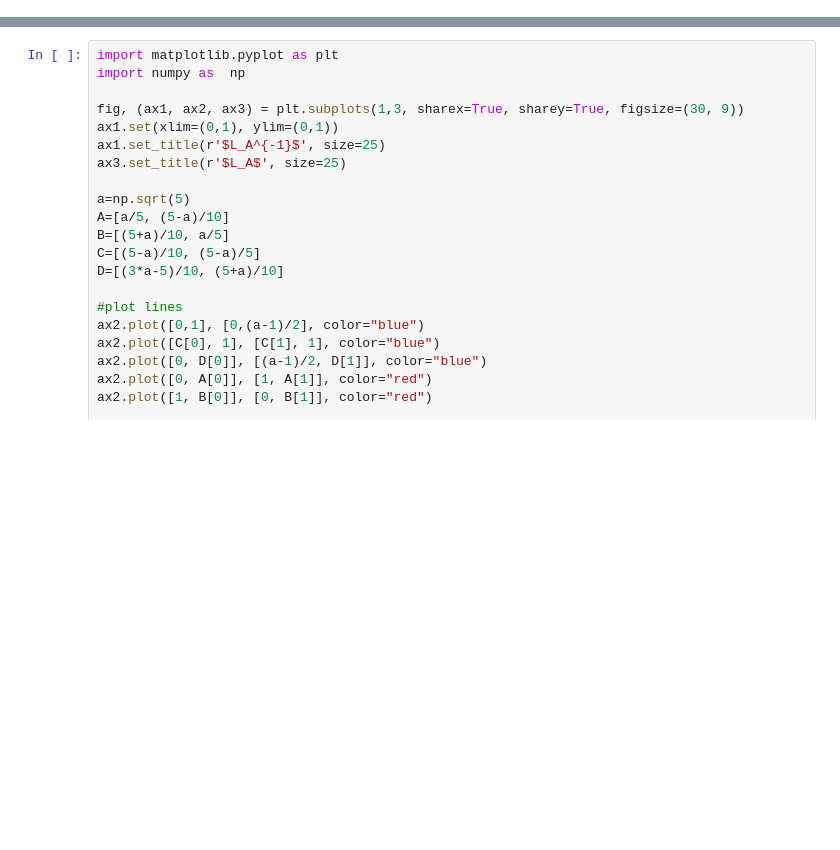
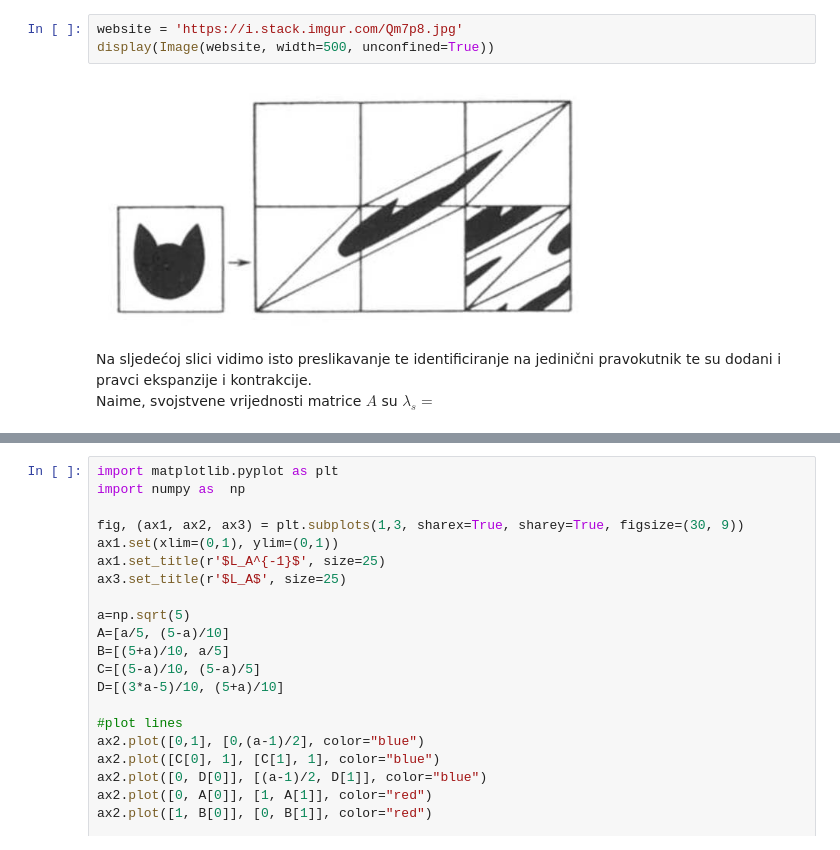
Before and after one commit to vanneva/Mathematical_Software__Arnolds_Cat, a Jupyter notebook: Arnoldova_macka.ipynb, the cells around one changed output, grey strips where cells are left out. Drawn from its saved outputs; the diff is of its cells as text; blank space fills up the shorter version.

```diff
--- a/Arnoldova_macka.ipynb
+++ b/Arnoldova_macka.ipynb
@@ -0,0 +50,8 @@
+# %%
+website = 'https://i.stack.imgur.com/Qm7p8.jpg'
+display(Image(website, width=500, unconfined=True))
+# %% [output]
+[figure, added]
+# %% [markdown]
+Na sljedećoj slici vidimo isto preslikavanje te identificiranje na jedinični pravokutnik te su dodani i pravci ekspanzije i kontrakcije.
+Naime, svojstvene vrijednosti matrice $A$ su $\lambda_s=$
```
Also changed, not shown: parts of 10 cells of this notebook.
